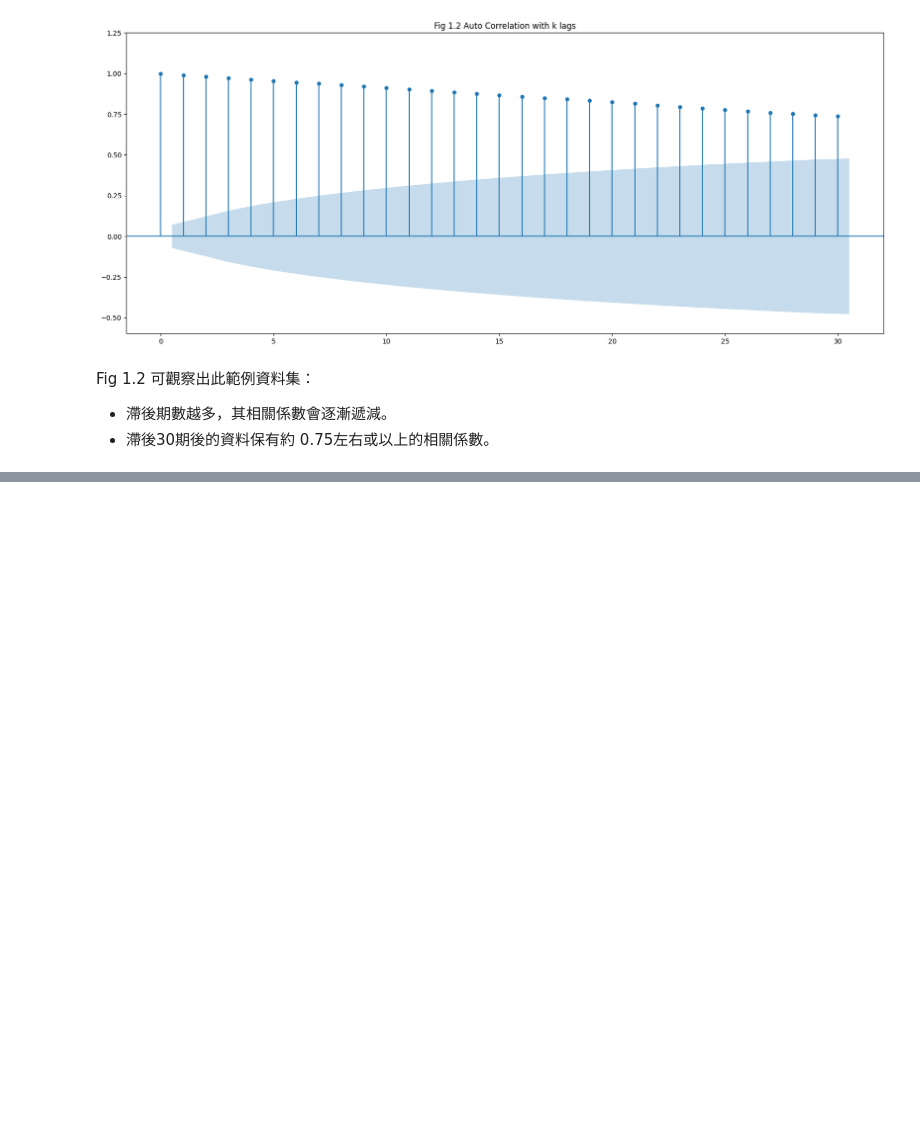
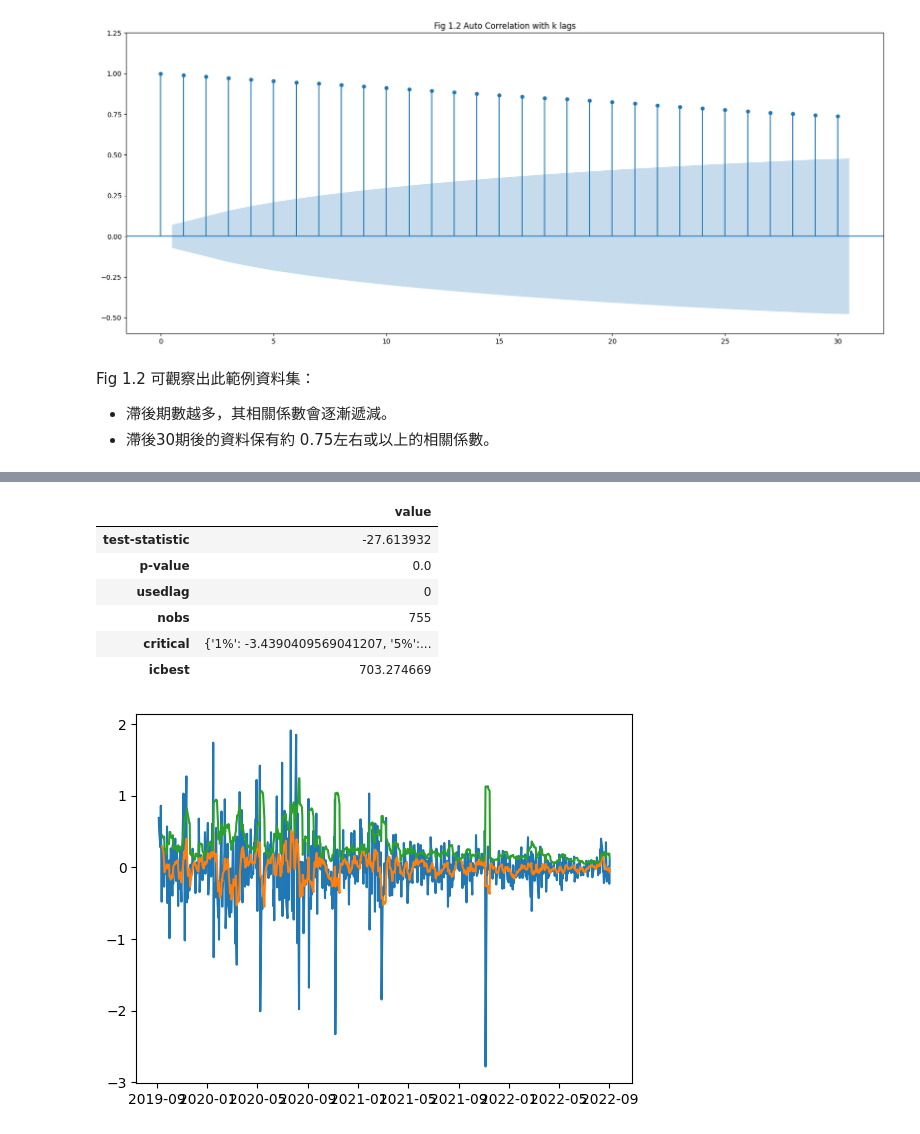
Before and after one commit to kenyo3023/TimeSeriesLearn, a Jupyter notebook: learn/05-property-study/notebook.ipynb, the cells around one changed output, grey strips where cells are left out. Cells and saved outputs as stored; diff of their text form; code cells hidden in the pictures; blank space fills up the shorter version.

```diff
--- a/learn/05-property-study/notebook.ipynb
+++ b/learn/05-property-study/notebook.ipynb
@@ -114,0 +151,15 @@ Fig 1.2 可觀察出此範例資料集：
+# %%
+# 對一階差分資料做平穩性檢定
+X = data['price'].diff()
+process_and_plot(X)
+report = ADFtest(X.dropna())
+report
+# %% [output]
+|  | value |
+| test-statistic | -27.613932 |
+| p-value | 0.0 |
+| usedlag | 0 |
+| nobs | 755 |
+| critical | {'1%': -3.4390409569041207, '5%':... |
+| icbest | 703.274669 |
+[figure, added]
```
Also changed, not shown: parts of 4 cells of this notebook, 7 other files.
